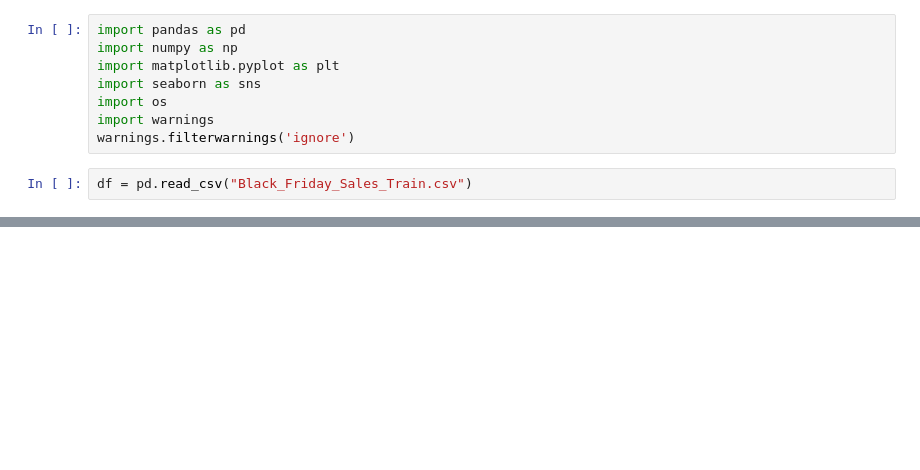
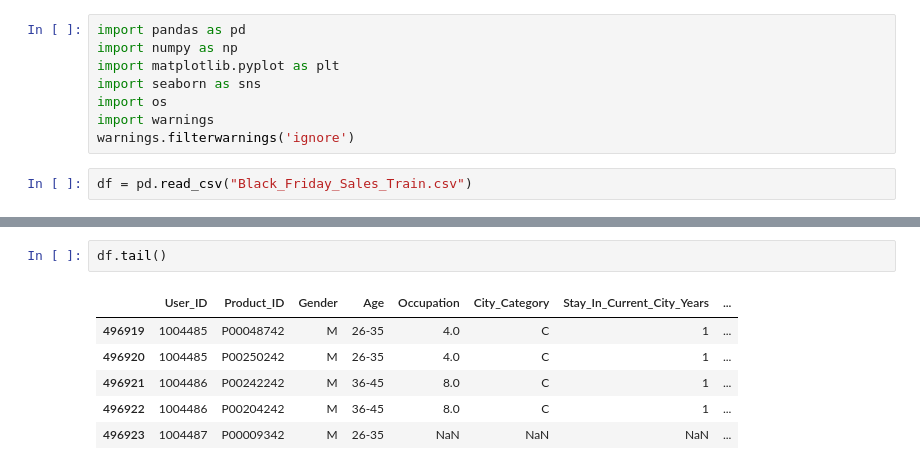
Before and after one commit to Shubhamkoshti/Black_Friday_Sales_Prediction, a Jupyter notebook: Black_friday_sales_Shubham.ipynb, the cells around one changed output, grey strips where cells are left out. Cells and saved outputs as stored; diff of their text form; blank space fills up the shorter version.

```diff
--- a/Black_friday_sales_Shubham.ipynb
+++ b/Black_friday_sales_Shubham.ipynb
@@ -91,0 +107,9 @@ dtype: int64
+# %%
+df.tail()
+# %% [output]
+|  | User_ID | Product_ID | Gender | Age | Occupation | City_Category | Stay_In_Current_City_Years | ... |
+| 496919 | 1004485 | P00048742 | M | 26-35 | 4.0 | C | 1 | ... |
+| 496920 | 1004485 | P00250242 | M | 26-35 | 4.0 | C | 1 | ... |
+| 496921 | 1004486 | P00242242 | M | 36-45 | 8.0 | C | 1 | ... |
+| 496922 | 1004486 | P00204242 | M | 36-45 | 8.0 | C | 1 | ... |
+| 496923 | 1004487 | P00009342 | M | 26-35 | NaN | NaN | NaN | ... |
```
Also changed, not shown: parts of 7 cells of this notebook.
